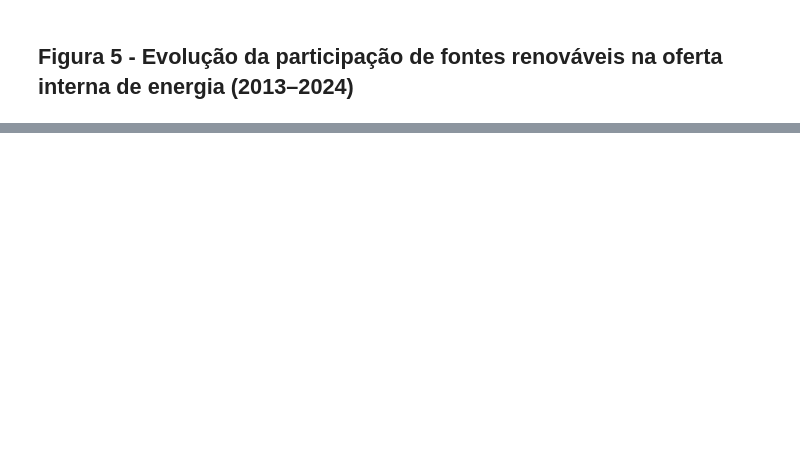
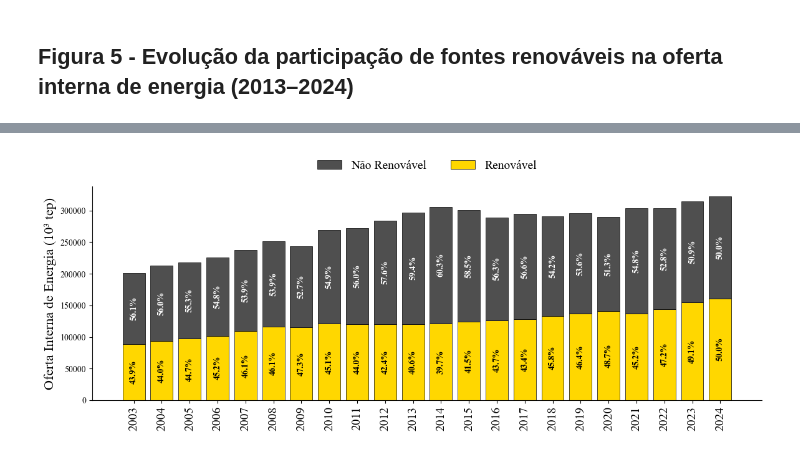
Before and after one commit to noguilhermee/mip-energia, a Jupyter notebook: app/Initial Plots.ipynb, the cells around one changed output, grey strips where cells are left out. Saved outputs shown, nothing was run; the diff lists cells and outputs as text; code cells hidden in the pictures; blank space fills up the shorter version.

```diff
--- a/app/Initial Plots.ipynb
+++ b/app/Initial Plots.ipynb
@@ -389,5 +431,5 @@ print(df_5)
 # %%
-TAMANHO_FONTE = 14
+TAMANHO_FONTE = 16
 
 # Configuração Padrão Acadêmico
 plt.rcParams['font.family'] = 'serif'
@@ -411,31 +453,33 @@ total = renovavel + nao_renovavel
 bar1 = ax.bar(anos, renovavel, label='Renovável', color=cor_renovavel, edgecolor='black', linewidth=0.5)
 bar2 = ax.bar(anos, nao_renovavel, bottom=renovavel, label='Não Renovável', color=cor_nao_renovavel, edgecolor='black', linewidth=0.5)
 
 # Inserindo as porcentagens dentro das barras
 for i in range(len(anos)):
     # Porcentagem da Renovável
     pct_ren = (renovavel[i] / total[i]) * 100
     ax.text(anos[i], renovavel[i] / 2, f'{pct_ren:.1f}%',
             ha='center', va='center', color='black', fontsize=TAMANHO_FONTE-6, fontweight='bold', rotation=90)
 
     # Porcentagem da Não Renovável
     pct_n_ren = (nao_renovavel[i] / total[i]) * 100
     ax.text(anos[i], renovavel[i] + (nao_renovavel[i] / 2), f'{pct_n_ren:.1f}%',
             ha='center', va='center', color='white', fontsize=TAMANHO_FONTE-6, fontweight='bold', rotation=90)
 
 # Título e Eixos
 ax.set_ylabel('Oferta Interna de Energia (10³ tep)', fontsize=TAMANHO_FONTE)
 ax.set_xticks(anos)
 ax.set_xticklabels(anos, rotation=90, fontsize=TAMANHO_FONTE-2)
 
 # Legenda invertida
 handles, labels = ax.get_legend_handles_labels()
 ax.legend(reversed(handles), reversed(labels), fontsize=TAMANHO_FONTE-2, frameon=False, loc='lower center', bbox_to_anchor=(0.5, 1.02), ncol=2)
 
 # Limpeza estética
 ax.spines['right'].set_visible(False)
 ax.spines['top'].set_visible(False)
 
 plt.tight_layout()
-plt.savefig('../data/graphs/fontes-renovaveis-brasil.pdf', dpi=600, bbox_inches='tight')
+plt.savefig('../data/graphs/fontes-renovaveis-brasil.png', dpi=600, bbox_inches='tight')
 plt.show()
+# %% [output]
+[figure, added]
```
Also changed, not shown: parts of 9 cells of this notebook, 11 other files.
